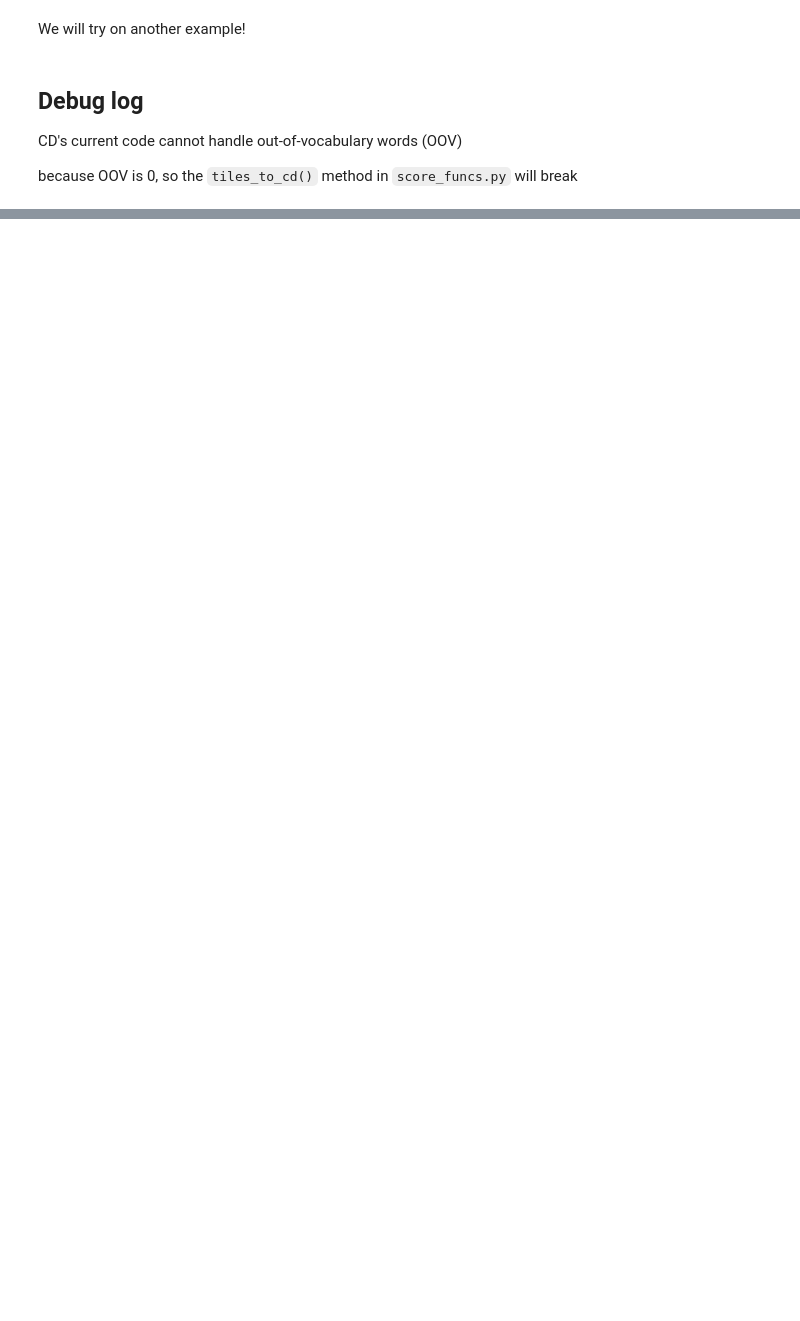
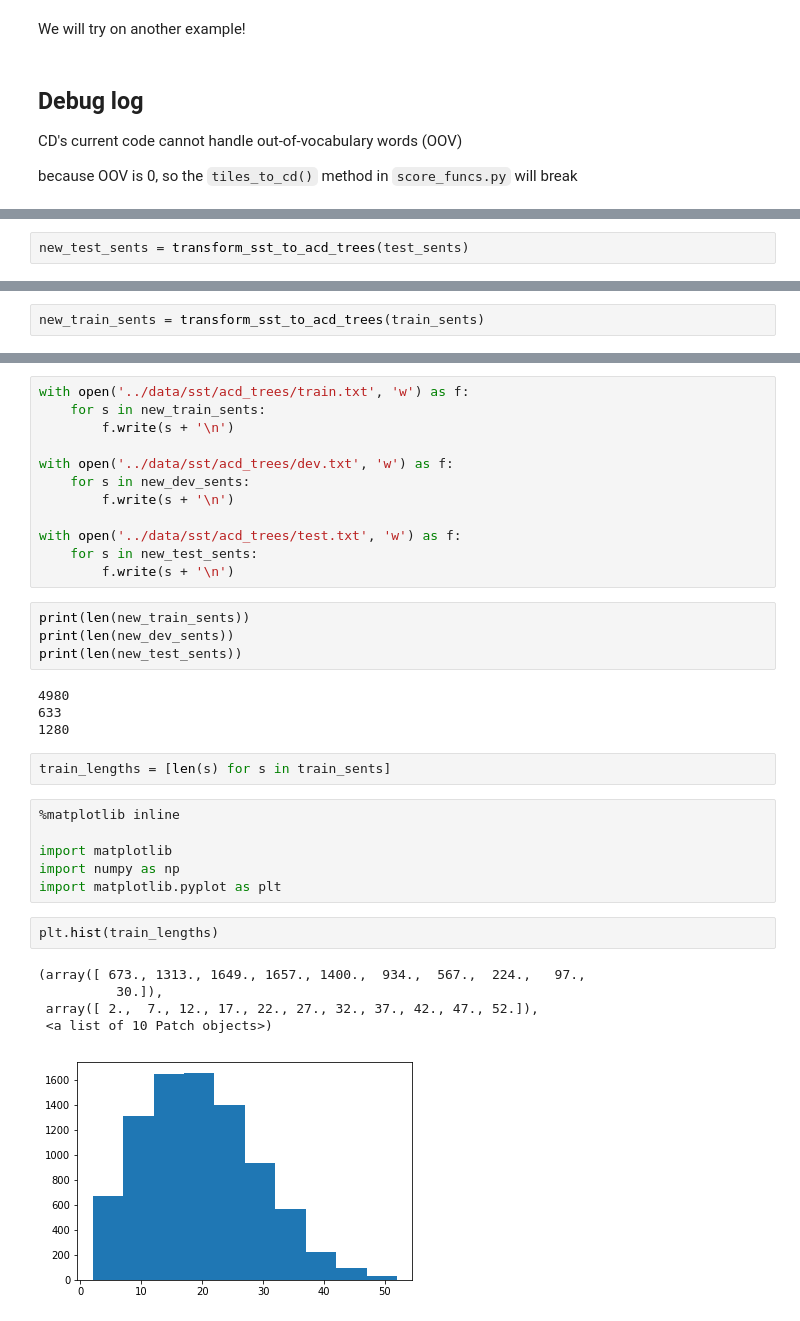
Before and after one commit to windweller/acd, a Jupyter notebook: reproduce_figs/fig2.ipynb, the cells around one changed output, grey strips where cells are left out. Drawn from its saved outputs; the diff is of its cells as text; blank space fills up the shorter version.

Commit message:
add code for building tree

```diff
--- a/reproduce_figs/fig2.ipynb
+++ b/reproduce_figs/fig2.ipynb
@@ -594,0 +824,2 @@ recreate_bug(batch)
+# %%
+new_test_sents = transform_sst_to_acd_trees(test_sents)
@@ -594,0 +845,2 @@ recreate_bug(batch)
+# %%
+new_train_sents = transform_sst_to_acd_trees(train_sents)
@@ -594,0 +866,36 @@ recreate_bug(batch)
+# %%
+with open('../data/sst/acd_trees/train.txt', 'w') as f:
+    for s in new_train_sents:
+        f.write(s + '\n')
+
+with open('../data/sst/acd_trees/dev.txt', 'w') as f:
+    for s in new_dev_sents:
+        f.write(s + '\n')
+
+with open('../data/sst/acd_trees/test.txt', 'w') as f:
+    for s in new_test_sents:
+        f.write(s + '\n')
+# %%
+print(len(new_train_sents))
+print(len(new_dev_sents))
+print(len(new_test_sents))
+# %% [output]
+4980
+633
+1280
+# %%
+train_lengths = [len(s) for s in train_sents]
+# %%
+%matplotlib inline
+
+import matplotlib
+import numpy as np
+import matplotlib.pyplot as plt
+# %%
+plt.hist(train_lengths)
+# %% [output]
+(array([ 673., 1313., 1649., 1657., 1400.,  934.,  567.,  224.,   97.,
+          30.]),
+ array([ 2.,  7., 12., 17., 22., 27., 32., 37., 42., 47., 52.]),
+ <a list of 10 Patch objects>)
+[figure, added]
```
Also changed, not shown: parts of 30 cells of this notebook.
